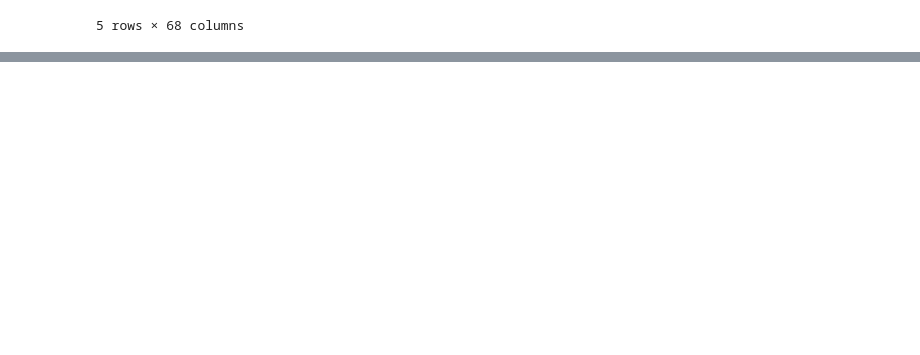
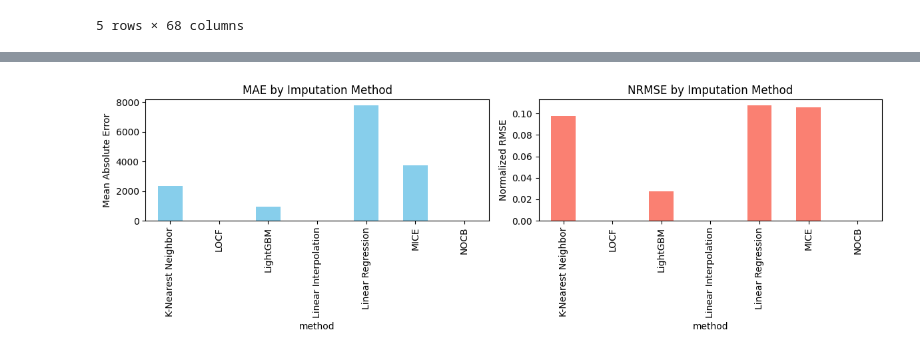
Before and after one commit to milouuu3/Building-Energy-Consumption-Time-Series, a Jupyter notebook: maxwell-experiments.ipynb, the cells around one changed output, grey strips where cells are left out. Cells and saved outputs as stored; diff of their text form; code cells hidden in the pictures; blank space fills up the shorter version.

```diff
--- a/maxwell-experiments.ipynb
+++ b/maxwell-experiments.ipynb
@@ -228,10 +357,23 @@ df_forecasting.to_csv("performance/results/maxwell_forecasting.csv", index=False
 # %%
-# Save to CSV files for plotting later
-df_performance = pd.DataFrame.from_dict(performance, orient="index")
-df_performance["dataset"] = "maxwell"
-df_performance.to_csv("performance/results/performance.csv", mode="a")
+fig, axs = plt.subplots(1, 2, figsize=(12, 4))
 
-df_forecasting = pd.DataFrame.from_dict(forecasting, orient="index")
-df_forecasting["dataset"] = "maxwell"
-df_forecasting.to_csv("performance/results/forecasting.csv", mode="a")
+df_performance = pd.read_csv("performance/results/maxwell_performance.csv")
+df_performance["MAE"] = pd.to_numeric(df_performance["MAE"], errors="coerce")
+df_performance["NRMSE"] = pd.to_numeric(df_performance["NRMSE"], errors="coerce")
+df_plot = df_performance.groupby("method")[["MAE", "NRMSE"]].mean()
+
+df_plot["MAE"].plot(kind="bar", ax=axs[0], color="skyblue")
+axs[0].set_title("MAE by Imputation Method")
+axs[0].set_ylabel("Mean Absolute Error")
+axs[0].set_xticklabels(df_plot.index, rotation=90)
+
+df_plot["NRMSE"].plot(kind="bar", ax=axs[1], color="salmon")
+axs[1].set_title("NRMSE by Imputation Method")
+axs[1].set_ylabel("Normalized RMSE")
+axs[1].set_xticklabels(df_plot.index, rotation=90)
+
+plt.tight_layout()
+plt.savefig(f"performance/figures/maxwell/imputation.png")
+plt.show()
 # %% [output]
+[figure, added]
```
Also changed, not shown: parts of 7 cells of this notebook, 9 other files.
